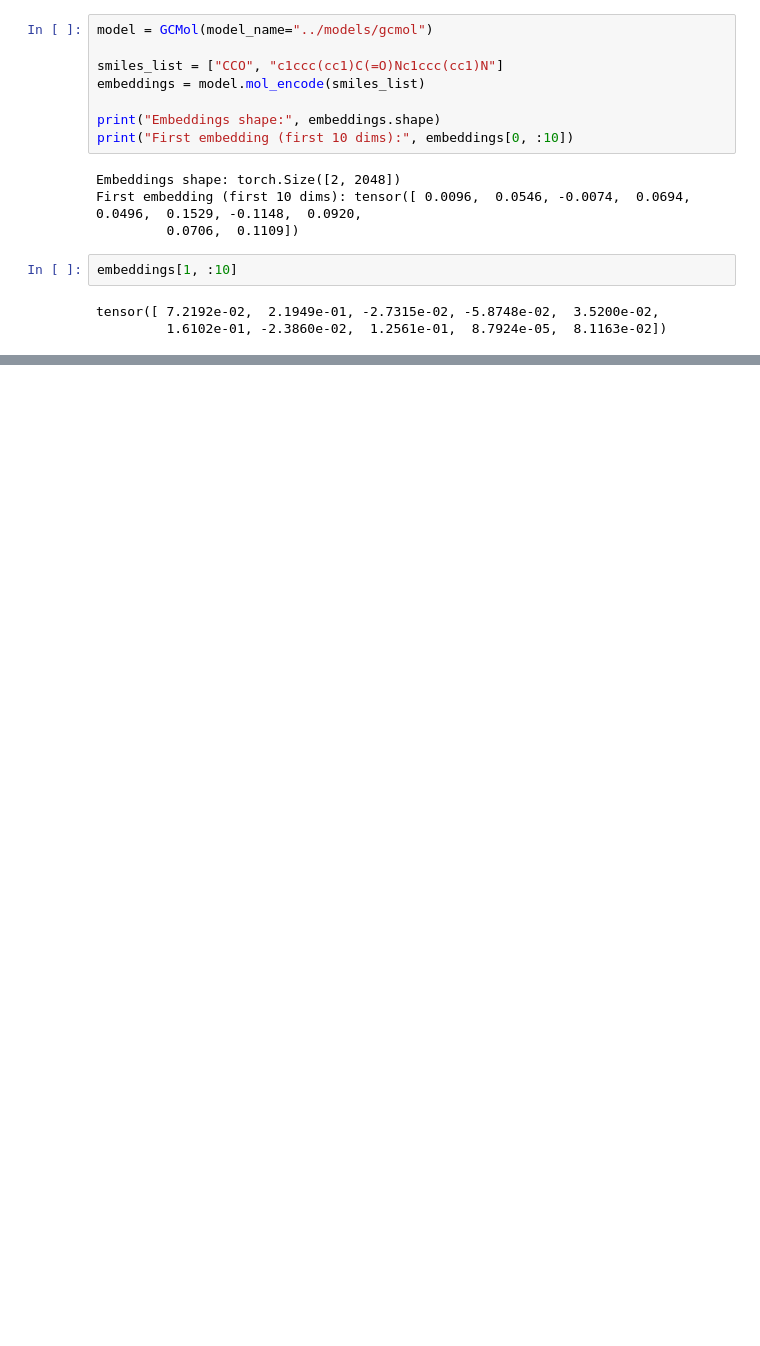
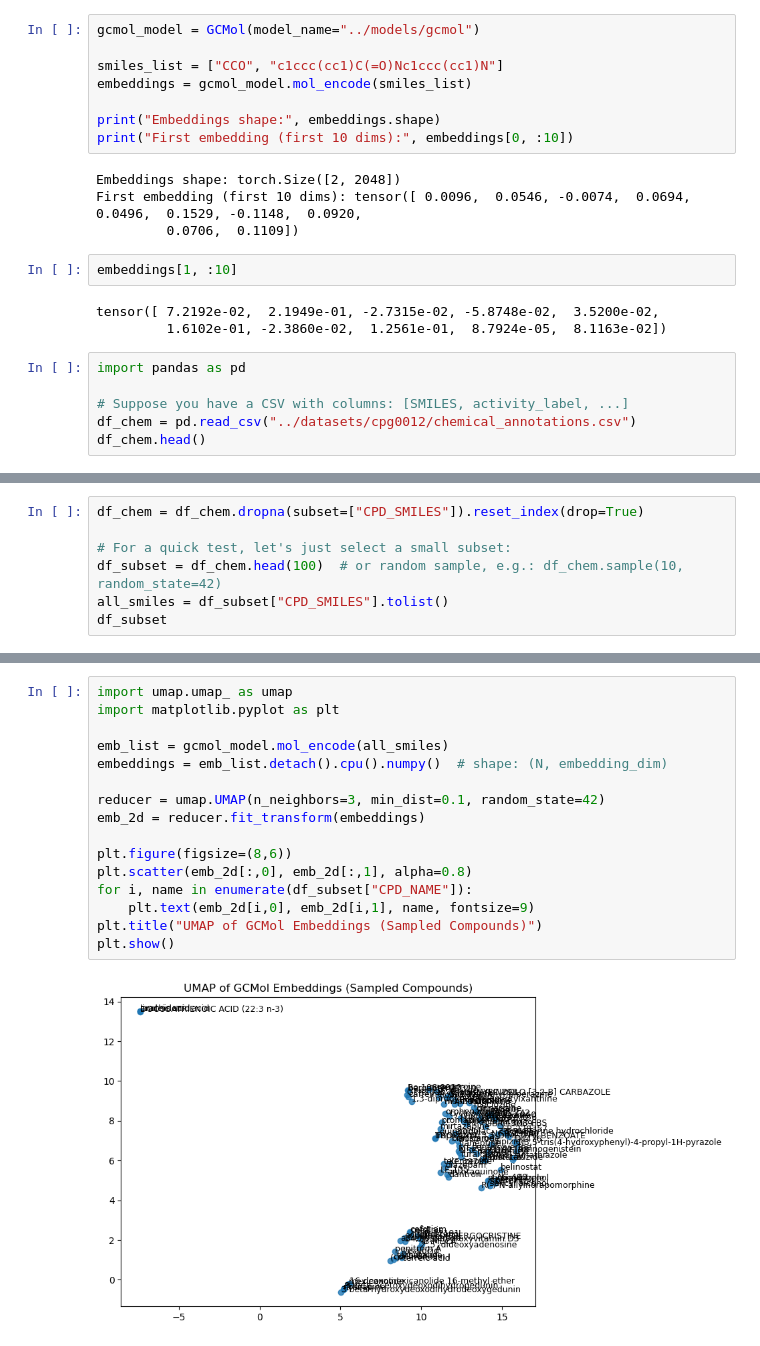
Before and after one commit to aicell-lab/cell-diffusion, a Jupyter notebook: notebooks/gcmol.ipynb, the cells around one changed output, grey strips where cells are left out. Drawn from its saved outputs; the diff is of its cells as text; blank space fills up the shorter version.

```diff
--- a/notebooks/gcmol.ipynb
+++ b/notebooks/gcmol.ipynb
@@ -5,10 +5,10 @@ import sys
 sys.path.append('..')
 from src.models.gcmol import GCMol
 # %%
-model = GCMol(model_name="../models/gcmol")
+gcmol_model = GCMol(model_name="../models/gcmol")
 
 smiles_list = ["CCO", "c1ccc(cc1)C(=O)Nc1ccc(cc1)N"]
-embeddings = model.mol_encode(smiles_list)
+embeddings = gcmol_model.mol_encode(smiles_list)
 
 print("Embeddings shape:", embeddings.shape)
 print("First embedding (first 10 dims):", embeddings[0, :10])
@@ -21,3 +21,9 @@ embeddings[1, :10]
 # %% [output]
 tensor([ 7.2192e-02,  2.1949e-01, -2.7315e-02, -5.8748e-02,  3.5200e-02,
          1.6102e-01, -2.3860e-02,  1.2561e-01,  8.7924e-05,  8.1163e-02])
+# %%
+import pandas as pd
+
+# Suppose you have a CSV with columns: [SMILES, activity_label, ...]
+df_chem = pd.read_csv("../datasets/cpg0012/chemical_annotations.csv")
+df_chem.head()
@@ -23,0 +37,7 @@ tensor([ 7.2192e-02,  2.1949e-01, -2.7315e-02, -5.8748e-02,  3.5200e-02,
+# %%
+df_chem = df_chem.dropna(subset=["CPD_SMILES"]).reset_index(drop=True)
+
+# For a quick test, let's just select a small subset:
+df_subset = df_chem.head(100)  # or random sample, e.g.: df_chem.sample(10, random_state=42)
+all_smiles = df_subset["CPD_SMILES"].tolist()
+df_subset
@@ -23,0 +58,18 @@ tensor([ 7.2192e-02,  2.1949e-01, -2.7315e-02, -5.8748e-02,  3.5200e-02,
+# %%
+import umap.umap_ as umap
+import matplotlib.pyplot as plt
+
+emb_list = gcmol_model.mol_encode(all_smiles)
+embeddings = emb_list.detach().cpu().numpy()  # shape: (N, embedding_dim)
+
+reducer = umap.UMAP(n_neighbors=3, min_dist=0.1, random_state=42)
+emb_2d = reducer.fit_transform(embeddings)
+
+plt.figure(figsize=(8,6))
+plt.scatter(emb_2d[:,0], emb_2d[:,1], alpha=0.8)
+for i, name in enumerate(df_subset["CPD_NAME"]):
+    plt.text(emb_2d[i,0], emb_2d[i,1], name, fontsize=9)
+plt.title("UMAP of GCMol Embeddings (Sampled Compounds)")
+plt.show()
+# %% [output]
+[figure, added]
```
Also changed, not shown: parts of 2 cells of this notebook, 4 other files.
